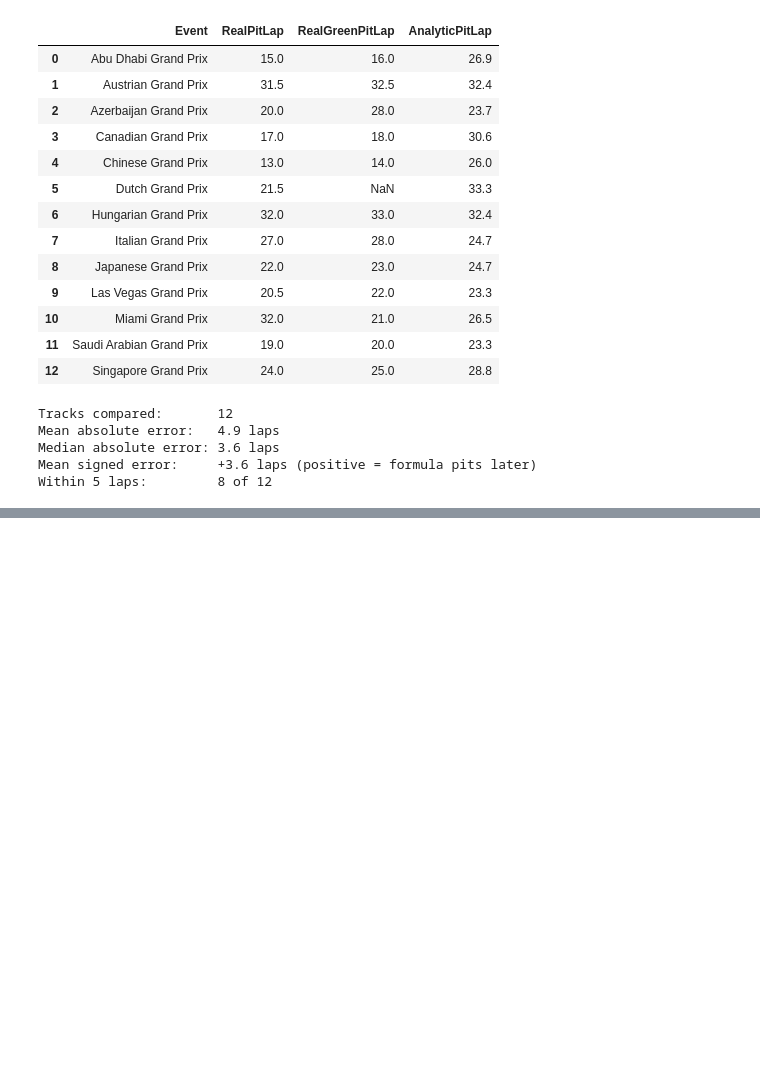
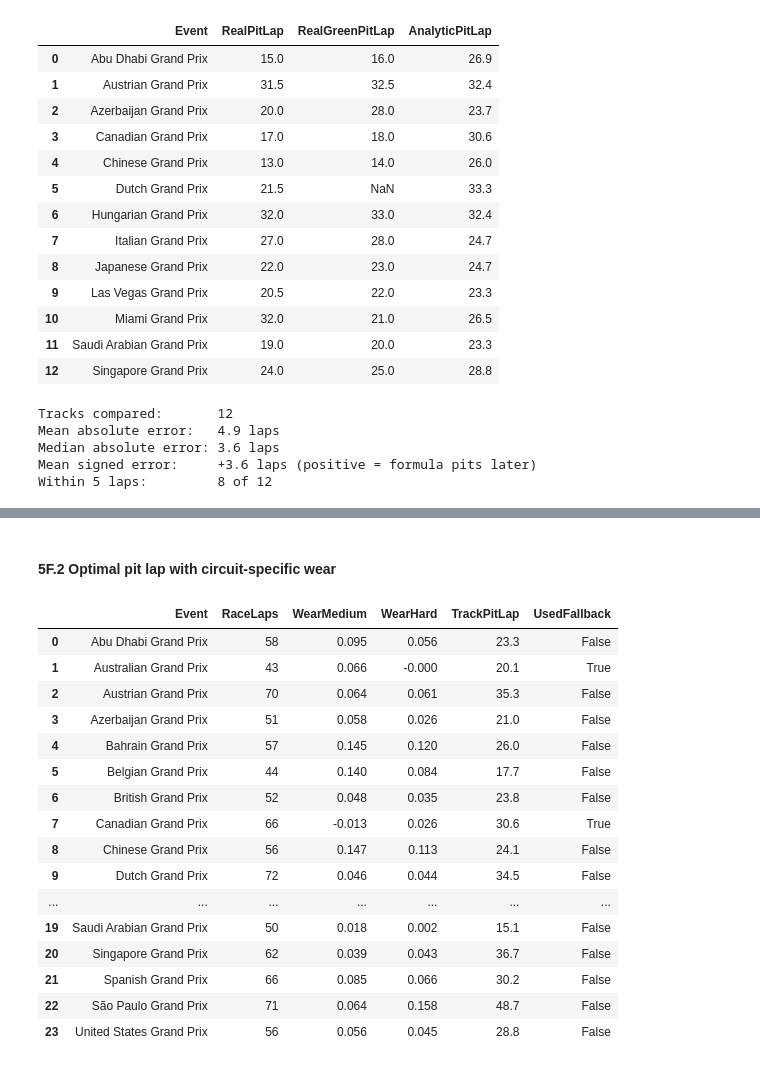
Before and after one commit to Vlvasile/f1-pit-strategy, a Jupyter notebook: notebooks/05_model.ipynb, the cells around one changed output, grey strips where cells are left out. Saved outputs shown, nothing was run; the diff lists cells and outputs as text; code cells hidden in the pictures; blank space fills up the shorter version.

Commit message:
5F: circuit-specific wear tested; global formula generalises better

```diff
--- a/notebooks/05_model.ipynb
+++ b/notebooks/05_model.ipynb
@@ -817,0 +837,25 @@ Within 5 laps:         8 of 12
+# %%
+train_laps = laps[laps["Year"] <= 2024].copy()
+
+for c in ["SOFT", "MEDIUM", "HARD"]:
+    is_c = (train_laps["Compound"] == c).astype(float)
+    train_laps[f"Age_{c}"] = train_laps["TyreLife"] * is_c
+    train_laps[f"Is_{c}"] = is_c
+
+wear_feats = ["LapNumber", "Age_SOFT", "Age_MEDIUM", "Age_HARD", "Is_SOFT", "Is_MEDIUM"]
+cols = ["LapTimeSec"] + wear_feats
+
+rows = []
+for event, g in train_laps.groupby("Event"):
+    d = g[cols] - g.groupby(race_driver)[cols].transform("mean")
+    coefs, *_ = np.linalg.lstsq(d[wear_feats].to_numpy(), d["LapTimeSec"].to_numpy(), rcond=None)
+    c = dict(zip(wear_feats, coefs))
+    rows.append({
+        "Event": event,
+        "WearMedium": c["Age_MEDIUM"],
+        "WearHard": c["Age_HARD"],
+        "PaceGap": -c["Is_MEDIUM"],
+    })
+
+track_wear = pd.DataFrame(rows)
+track_wear.round(3)
@@ -817,0 +880,33 @@ Within 5 laps:         8 of 12
+# %% [markdown]
+#### 5F.2 Optimal pit lap with circuit-specific wear
+# %%
+tw = track_wear.merge(race_length.rename("RaceLaps").reset_index(), on="Event")
+
+valid = (tw["WearMedium"] > 0) & (tw["WearHard"] > 0)
+tw["TrackPitLap"] = np.where(
+    valid,
+    (tw["WearHard"] * tw["RaceLaps"] + tw["PaceGap"]) / (tw["WearMedium"] + tw["WearHard"]),
+    (WEAR_HARD * tw["RaceLaps"] + PACE_GAP) / (WEAR_MEDIUM + WEAR_HARD),
+)
+tw["TrackPitLap"] = tw["TrackPitLap"].clip(lower=8, upper=tw["RaceLaps"] - 8).round(1)
+tw["UsedFallback"] = ~valid
+
+tw[["Event", "RaceLaps", "WearMedium", "WearHard", "TrackPitLap", "UsedFallback"]].round(3)
+# %% [output]
+|  | Event | RaceLaps | WearMedium | WearHard | TrackPitLap | UsedFallback |
+| 0 | Abu Dhabi Grand Prix | 58 | 0.095 | 0.056 | 23.3 | False |
+| 1 | Australian Grand Prix | 43 | 0.066 | -0.000 | 20.1 | True |
+| 2 | Austrian Grand Prix | 70 | 0.064 | 0.061 | 35.3 | False |
+| 3 | Azerbaijan Grand Prix | 51 | 0.058 | 0.026 | 21.0 | False |
+| 4 | Bahrain Grand Prix | 57 | 0.145 | 0.120 | 26.0 | False |
+| 5 | Belgian Grand Prix | 44 | 0.140 | 0.084 | 17.7 | False |
+| 6 | British Grand Prix | 52 | 0.048 | 0.035 | 23.8 | False |
+| 7 | Canadian Grand Prix | 66 | -0.013 | 0.026 | 30.6 | True |
+| 8 | Chinese Grand Prix | 56 | 0.147 | 0.113 | 24.1 | False |
+| 9 | Dutch Grand Prix | 72 | 0.046 | 0.044 | 34.5 | False |
+| ... | ... | ... | ... | ... | ... | ... |
+| 19 | Saudi Arabian Grand Prix | 50 | 0.018 | 0.002 | 15.1 | False |
+| 20 | Singapore Grand Prix | 62 | 0.039 | 0.043 | 36.7 | False |
+| 21 | Spanish Grand Prix | 66 | 0.085 | 0.066 | 30.2 | False |
+| 22 | São Paulo Grand Prix | 71 | 0.064 | 0.158 | 48.7 | False |
+| 23 | United States Grand Prix | 56 | 0.056 | 0.045 | 28.8 | False |
```
Also changed, not shown: parts of 7 cells of this notebook.
